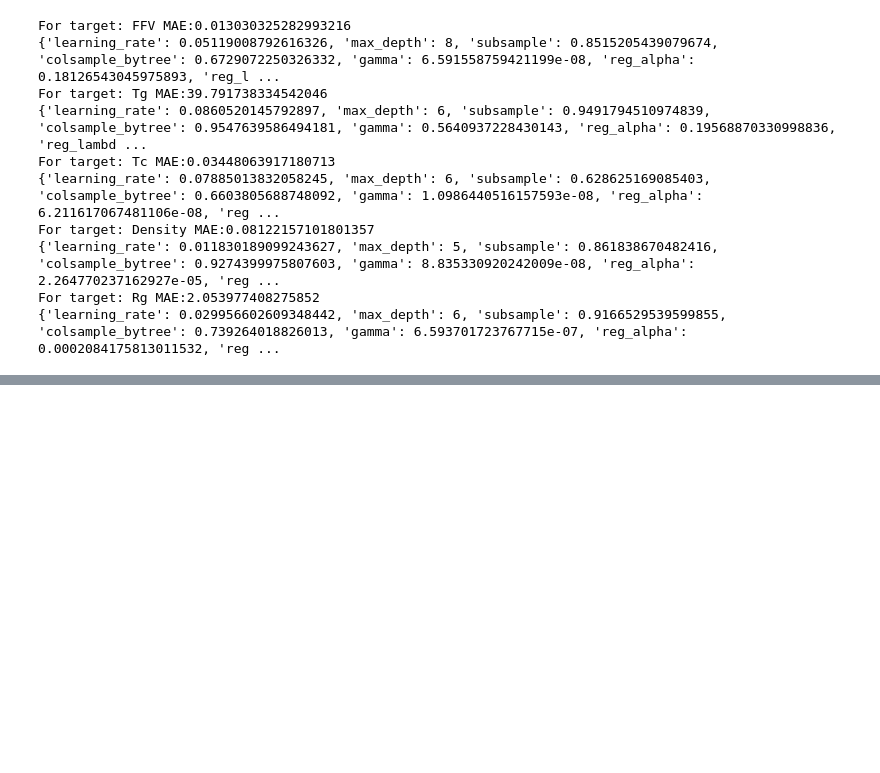
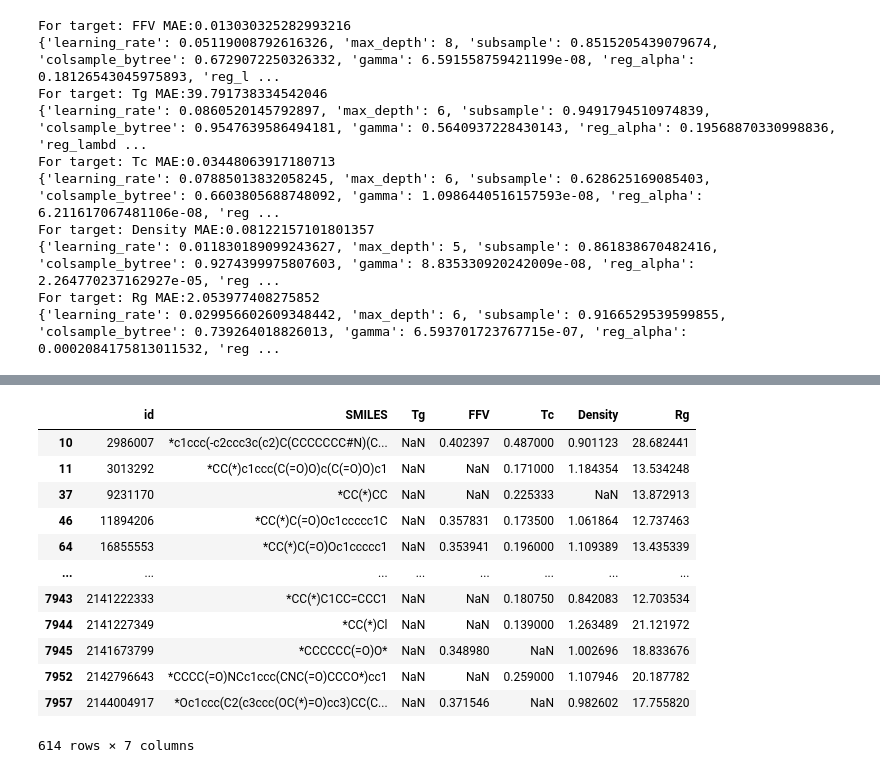
Before and after one commit to bitshott/polymer_prediction, a Jupyter notebook: baseline_model.ipynb, the cells around one changed output, grey strips where cells are left out. Saved outputs shown, nothing was run; the diff lists cells and outputs as text; code cells hidden in the pictures; blank space fills up the shorter version.

```diff
--- a/baseline_model.ipynb
+++ b/baseline_model.ipynb
@@ -378,0 +543,16 @@ For target: Rg MAE:2.053977408275852
+# %%
+train_data[train_data['Rg'].notnull()]
+# %% [output]
+|  | id | SMILES | Tg | FFV | Tc | Density | Rg |
+| 10 | 2986007 | *c1ccc(-c2ccc3c(c2)C(CCCCCCC#N)(C... | NaN | 0.402397 | 0.487000 | 0.901123 | 28.682441 |
+| 11 | 3013292 | *CC(*)c1ccc(C(=O)O)c(C(=O)O)c1 | NaN | NaN | 0.171000 | 1.184354 | 13.534248 |
+| 37 | 9231170 | *CC(*)CC | NaN | NaN | 0.225333 | NaN | 13.872913 |
+| 46 | 11894206 | *CC(*)C(=O)Oc1ccccc1C | NaN | 0.357831 | 0.173500 | 1.061864 | 12.737463 |
+| 64 | 16855553 | *CC(*)C(=O)Oc1ccccc1 | NaN | 0.353941 | 0.196000 | 1.109389 | 13.435339 |
+| ... | ... | ... | ... | ... | ... | ... | ... |
+| 7943 | 2141222333 | *CC(*)C1CC=CCC1 | NaN | NaN | 0.180750 | 0.842083 | 12.703534 |
+| 7944 | 2141227349 | *CC(*)Cl | NaN | NaN | 0.139000 | 1.263489 | 21.121972 |
+| 7945 | 2141673799 | *CCCCCC(=O)O* | NaN | 0.348980 | NaN | 1.002696 | 18.833676 |
+| 7952 | 2142796643 | *CCCC(=O)NCc1ccc(CNC(=O)CCCO*)cc1 | NaN | NaN | 0.259000 | 1.107946 | 20.187782 |
+| 7957 | 2144004917 | *Oc1ccc(C2(c3ccc(OC(*)=O)cc3)CC(C... | NaN | 0.371546 | NaN | 0.982602 | 17.755820 |
+614 rows × 7 columns
```
Also changed, not shown: parts of 39 cells of this notebook, 19 other files.
